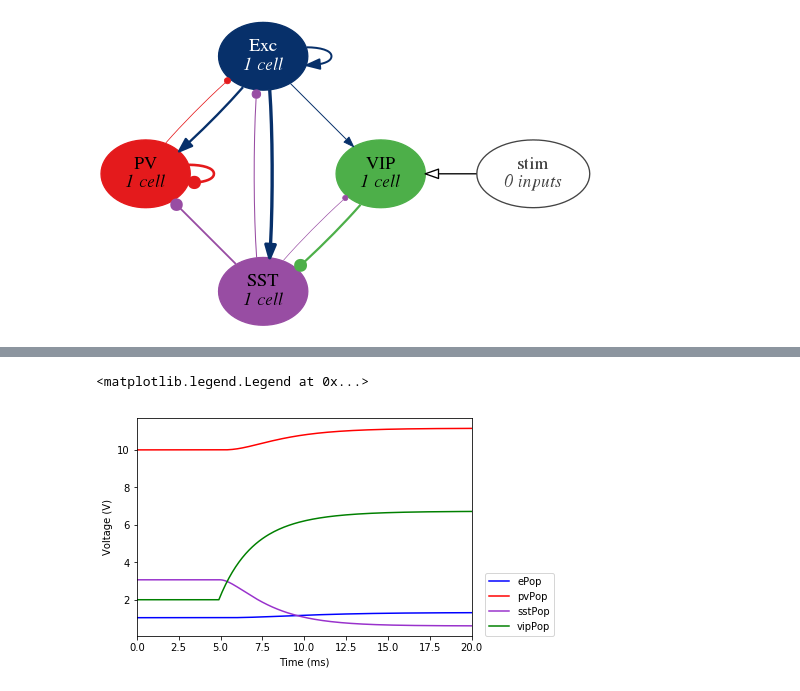
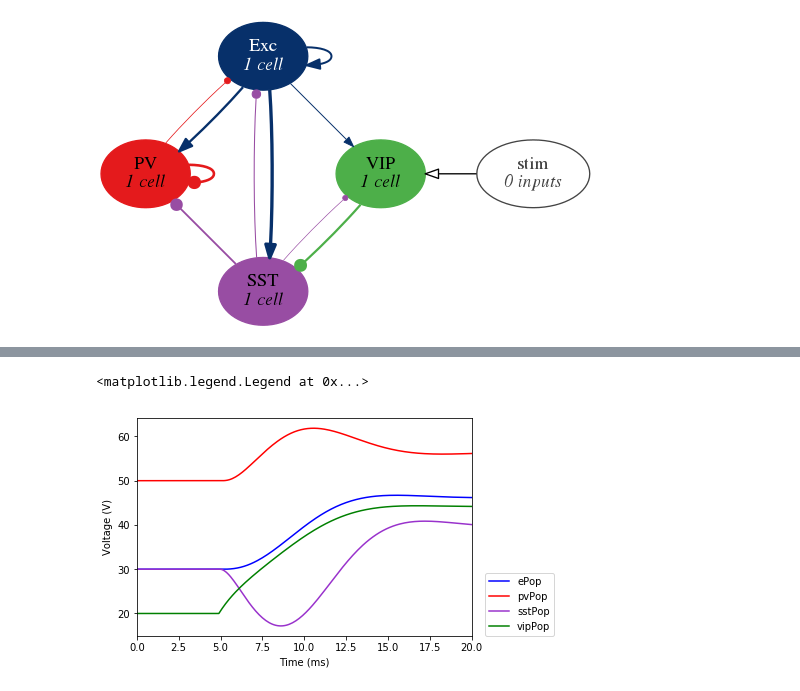
Before and after one commit to OpenSourceBrain/del-Molino2017, a Jupyter notebook: notebooks/Figure1.ipynb, the cells around one changed output, grey strips where cells are left out. Drawn from its saved outputs; the diff is of its cells as text; code cells hidden in the pictures.

```diff
--- a/notebooks/Figure1.ipynb
+++ b/notebooks/Figure1.ipynb
@@ -11,6 +15,7 @@ Image("../Fig1a.png")
 import matplotlib.pyplot as plt
 %matplotlib inline
 from pyneuroml import pynml
-lems_file='../LEMS_RateBased.xml'
-results = pynml.run_lems_with_jneuroml(lems_file, nogui=True, load_saved_data=True, plot=True)
+
+low_lems_file='../NeuroML/LEMS_RateBased_low_baseline.xml'
+low_results = pynml.run_lems_with_jneuroml(low_lems_file, nogui=True, load_saved_data=True, plot=True)
 # %% [output]
@@ -19,0 +45,3 @@ pyNeuroML >>> Reloading: Data loaded from ./rates.dat (jNeuroML)
+# %%
+high_lems_file='../NeuroML/LEMS_RateBased_high_baseline.xml'
+high_results = pynml.run_lems_with_jneuroml(high_lems_file, nogui=True, load_saved_data=True, plot=True)
@@ -20,18 +52,18 @@ pyNeuroML >>> Reloading: Data loaded from ./rates.dat (jNeuroML)
 # %%
 # reproduce Fig 1c - Low Baseline activity
 
 # t=0 corresponds to the time point of the modulatory input
 T = max(results['t']) * 1000
 timeLine = [t * 1000 - T/4 + 5 for t in results['t']]
-plt.plot(timeLine, results['ePop[0]/r'], label='ePop', color='blue')
-plt.plot(timeLine, results['pvPop[0]/r'], label='pvPop', color='red')
-plt.plot(timeLine, results['sstPop[0]/r'], label='sstPop', color='darkorchid')
-plt.plot(timeLine, results['vipPop[0]/r'], label='vipPop', color='green')
+plt.plot(timeLine, high_results['ePop[0]/r'], label='ePop', color='blue')
+plt.plot(timeLine, high_results['pvPop[0]/r'], label='pvPop', color='red')
+plt.plot(timeLine, high_results['sstPop[0]/r'], label='sstPop', color='darkorchid')
+plt.plot(timeLine, high_results['vipPop[0]/r'], label='vipPop', color='green')
 
 plt.xlabel('Time (ms)')
 plt.ylabel('Voltage (V)')
 plt.xlim(xmin=0, xmax=20)
 plt.legend(loc=(1.04,0))
 # %% [output]
 <matplotlib.legend.Legend at 0x...>
-[figure, old version]
+[figure, new version]
```
Also changed, not shown: parts of 10 cells of this notebook.
